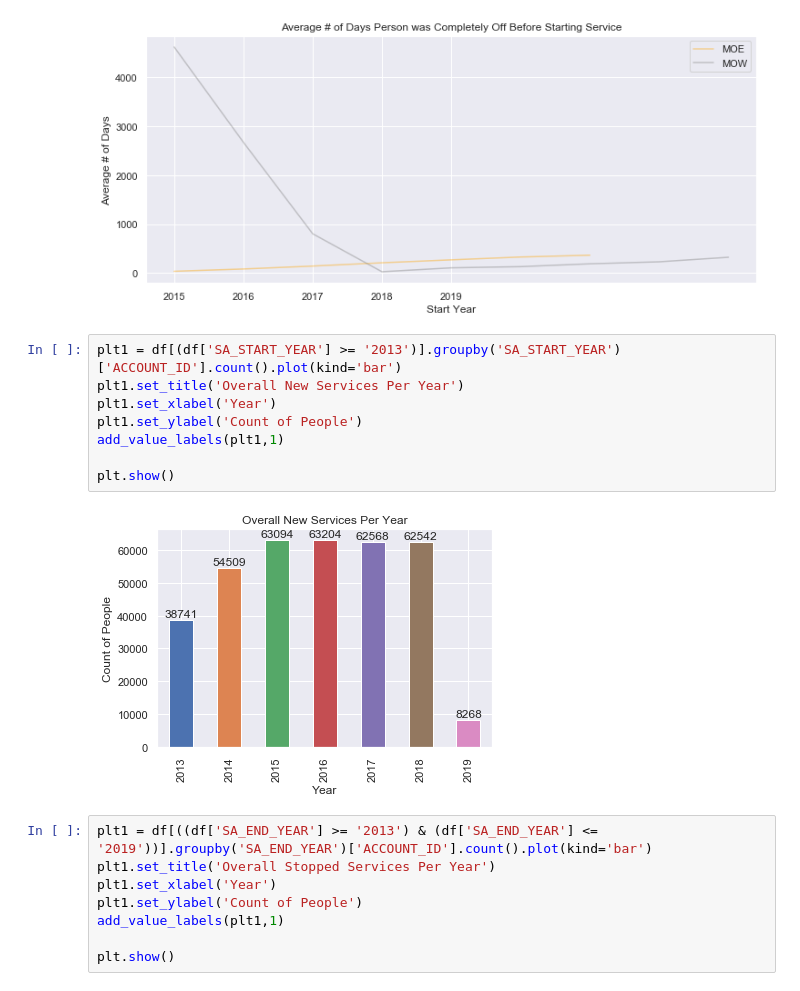
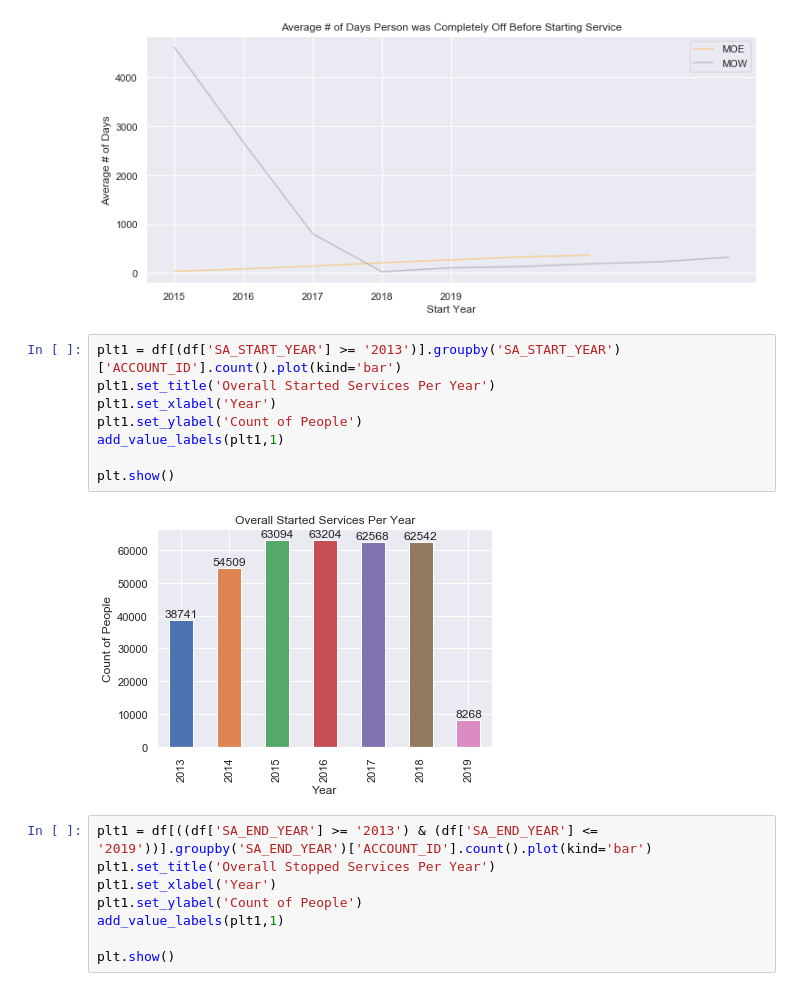
Before and after one commit to brocknosbisch/Springboard_Capstone_2, a Jupyter notebook: Chapter_2_Capstone_2_Data_Story.ipynb, the cells around one changed output. Saved outputs shown, nothing was run; the diff lists cells and outputs as text.

```diff
--- a/Chapter_2_Capstone_2_Data_Story.ipynb
+++ b/Chapter_2_Capstone_2_Data_Story.ipynb
@@ -622,14 +622,14 @@ plt.show()
 [figure]
 # %%
 plt1 = df[(df['SA_START_YEAR'] >= '2013')].groupby('SA_START_YEAR')['ACCOUNT_ID'].count().plot(kind='bar')
-plt1.set_title('Overall New Services Per Year')
+plt1.set_title('Overall Started Services Per Year')
 plt1.set_xlabel('Year')
 plt1.set_ylabel('Count of People')
 add_value_labels(plt1,1)
 
 plt.show()
 # %% [output]
-[figure, old version]
+[figure, new version]
 # %%
 plt1 = df[((df['SA_END_YEAR'] >= '2013') & (df['SA_END_YEAR'] <= '2019'))].groupby('SA_END_YEAR')['ACCOUNT_ID'].count().plot(kind='bar')
 plt1.set_title('Overall Stopped Services Per Year')
```
Also changed, not shown: parts of 2 cells of this notebook, 2 other files.
